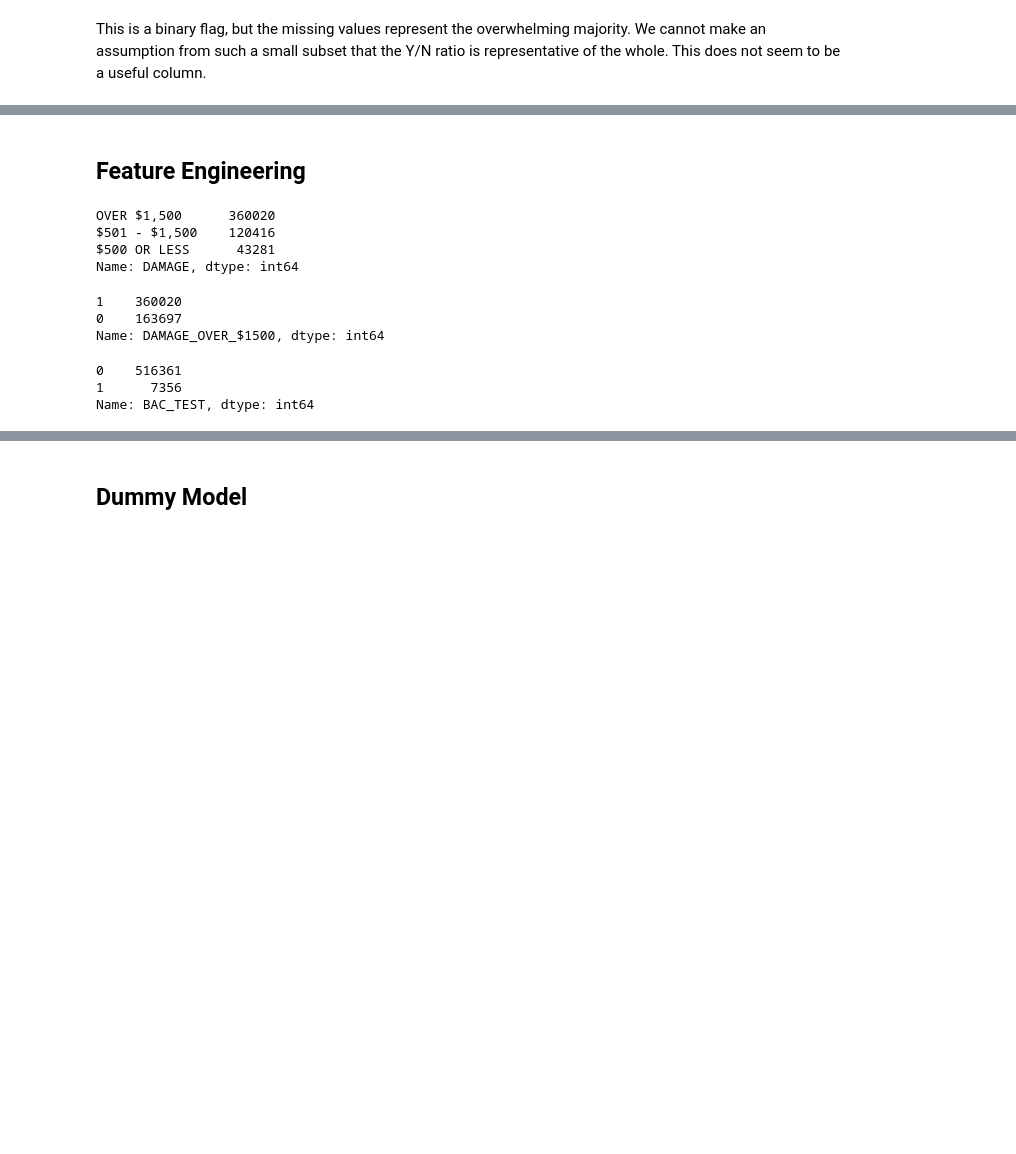
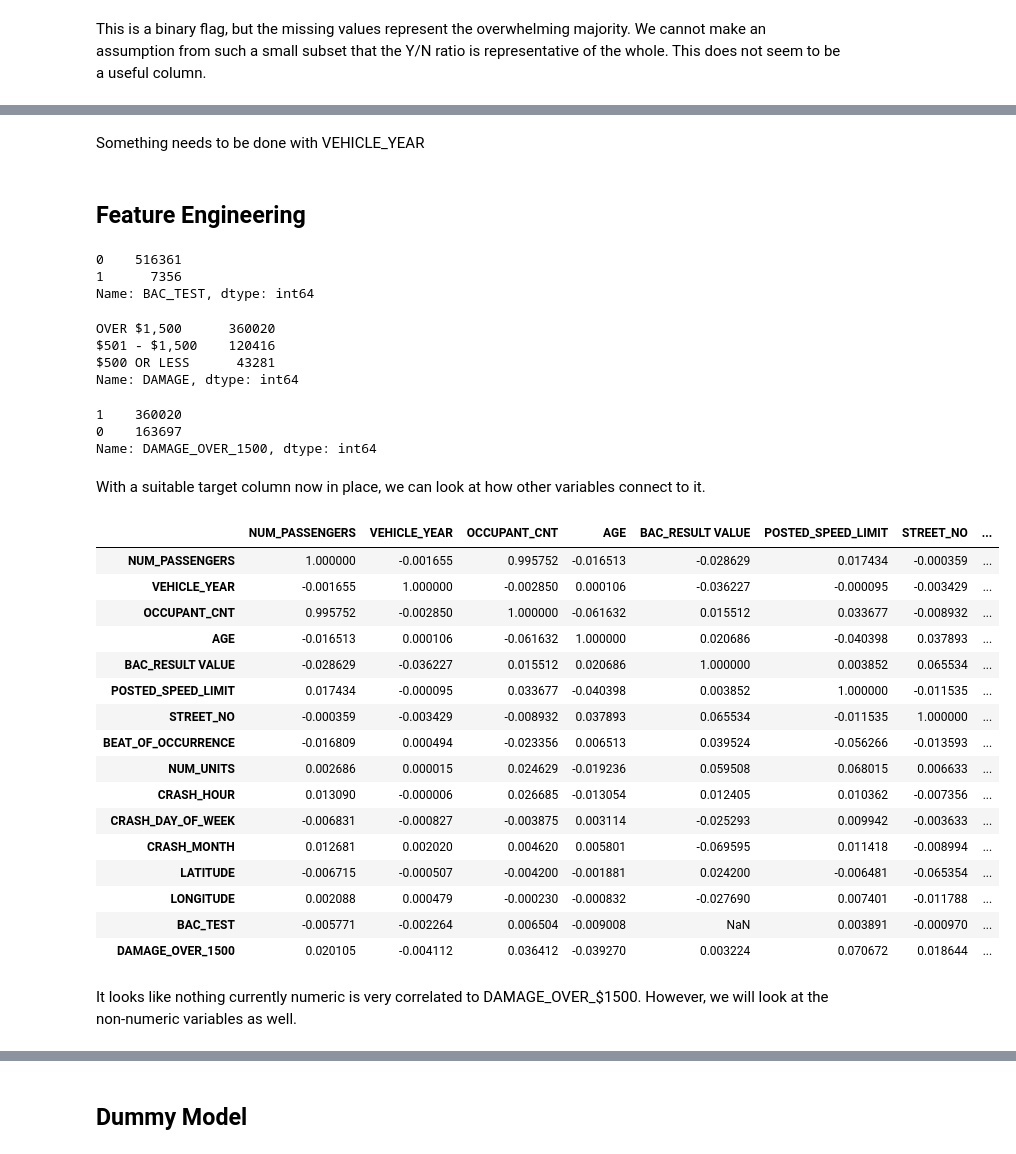
Before and after one commit to dangrosen/Chicago-Car-Accidents, a Jupyter notebook: notebook-John.ipynb, the cells around one changed output, grey strips where cells are left out. Saved outputs shown, nothing was run; the diff lists cells and outputs as text; code cells hidden in the pictures; blank space fills up the shorter version.

```diff
--- a/notebook-John.ipynb
+++ b/notebook-John.ipynb
@@ -89,11 +89,12 @@ df.to_csv("Data\chicago_traffic_accidents_2021_to_11-09-2023.csv")
 ### Working with a single merge dataset
 # %%
 # Can load merged dataframe without needing to go through above steps each time
-df = pd.read_csv("Data\chicago_traffic_accidents_2021_to_11-09-2023.zip", parse_dates=["CRASH_DATE"], low_memory=False)
+df = pd.read_csv("Data\chicago_traffic_accidents_2021_to_11-09-2023.zip",
+                 parse_dates=["CRASH_DATE"], low_memory=False)
 # %% [markdown]
 We don't need all the identifying columns as they are not useful in making a model. We will drop all of those now.
 # %%
-df.drop(columns = ["CRASH_UNIT_ID", "CRASH_RECORD_ID", "RD_NO",
+df.drop(columns = ["Unnamed: 0", "CRASH_UNIT_ID", "CRASH_RECORD_ID", "RD_NO",
                     "UNIT_NO", "VEHICLE_ID", "PERSON_ID"], inplace=True)
 # %% [markdown]
 We only want unique vehicle damage count, so we need to remove rows that represent passengers, as these will duplicate the vehicle damage. We also should remove any other rows that don't represent drivers. We can use the "PERSON_TYPE" column for this.
@@ -346,27 +359,7 @@ memory usage: 319.7+ MB
+# %% [markdown]
+Something needs to be done with VEHICLE_YEAR
 # %% [markdown]
 ## Feature Engineering
-# %%
-# Check the values in Damage column
-
-df['DAMAGE'].value_counts()
-# %% [output]
-OVER $1,500      360020
-$501 - $1,500    120416
-$500 OR LESS      43281
-Name: DAMAGE, dtype: int64
-# %%
-# Create a new column to identify damage as > $1500 or <= $1500
-
-damage_dict = {'OVER $1,500':1, '$501 - $1,500':0, '$500 OR LESS':0}
-df['DAMAGE_OVER_$1500'] =  df.loc[:, ('DAMAGE')].map(damage_dict).copy()
-# %%
-# Sanity check
-
-df['DAMAGE_OVER_$1500'].value_counts()
-# %% [output]
-1    360020
-0    163697
-Name: DAMAGE_OVER_$1500, dtype: int64
 # %%
 # Create a new column to identify BAC_TEST as Y/N
 
@@ -380,3 +373,49 @@ df["BAC_TEST"].value_counts()
 0    516361
 1      7356
 Name: BAC_TEST, dtype: int64
+# %%
+# Check the values in Damage column
+
+df['DAMAGE'].value_counts()
+# %% [output]
+OVER $1,500      360020
+$501 - $1,500    120416
+$500 OR LESS      43281
+Name: DAMAGE, dtype: int64
+# %%
+# Create a new column to identify damage as > $1500 or <= $1500
+
+damage_dict = {'OVER $1,500':1, '$501 - $1,500':0, '$500 OR LESS':0}
+df['DAMAGE_OVER_1500'] =  df.loc[:, ('DAMAGE')].map(damage_dict).copy()
+# %%
+# Sanity check
+
+df['DAMAGE_OVER_1500'].value_counts()
+# %% [output]
+1    360020
+0    163697
+Name: DAMAGE_OVER_1500, dtype: int64
+# %% [markdown]
+With a suitable target column now in place, we can look at how other variables connect to it.
+# %%
+df.corr()
+# %% [output]
+|  | NUM_PASSENGERS | VEHICLE_YEAR | OCCUPANT_CNT | AGE | BAC_RESULT VALUE | POSTED_SPEED_LIMIT | STREET_NO | ... |
+| NUM_PASSENGERS | 1.000000 | -0.001655 | 0.995752 | -0.016513 | -0.028629 | 0.017434 | -0.000359 | ... |
+| VEHICLE_YEAR | -0.001655 | 1.000000 | -0.002850 | 0.000106 | -0.036227 | -0.000095 | -0.003429 | ... |
+| OCCUPANT_CNT | 0.995752 | -0.002850 | 1.000000 | -0.061632 | 0.015512 | 0.033677 | -0.008932 | ... |
+| AGE | -0.016513 | 0.000106 | -0.061632 | 1.000000 | 0.020686 | -0.040398 | 0.037893 | ... |
+| BAC_RESULT VALUE | -0.028629 | -0.036227 | 0.015512 | 0.020686 | 1.000000 | 0.003852 | 0.065534 | ... |
+| POSTED_SPEED_LIMIT | 0.017434 | -0.000095 | 0.033677 | -0.040398 | 0.003852 | 1.000000 | -0.011535 | ... |
+| STREET_NO | -0.000359 | -0.003429 | -0.008932 | 0.037893 | 0.065534 | -0.011535 | 1.000000 | ... |
+| BEAT_OF_OCCURRENCE | -0.016809 | 0.000494 | -0.023356 | 0.006513 | 0.039524 | -0.056266 | -0.013593 | ... |
+| NUM_UNITS | 0.002686 | 0.000015 | 0.024629 | -0.019236 | 0.059508 | 0.068015 | 0.006633 | ... |
+| CRASH_HOUR | 0.013090 | -0.000006 | 0.026685 | -0.013054 | 0.012405 | 0.010362 | -0.007356 | ... |
+| CRASH_DAY_OF_WEEK | -0.006831 | -0.000827 | -0.003875 | 0.003114 | -0.025293 | 0.009942 | -0.003633 | ... |
+| CRASH_MONTH | 0.012681 | 0.002020 | 0.004620 | 0.005801 | -0.069595 | 0.011418 | -0.008994 | ... |
+| LATITUDE | -0.006715 | -0.000507 | -0.004200 | -0.001881 | 0.024200 | -0.006481 | -0.065354 | ... |
+| LONGITUDE | 0.002088 | 0.000479 | -0.000230 | -0.000832 | -0.027690 | 0.007401 | -0.011788 | ... |
+| BAC_TEST | -0.005771 | -0.002264 | 0.006504 | -0.009008 | NaN | 0.003891 | -0.000970 | ... |
+| DAMAGE_OVER_1500 | 0.020105 | -0.004112 | 0.036412 | -0.039270 | 0.003224 | 0.070672 | 0.018644 | ... |
+# %% [markdown]
+It looks like nothing currently numeric is very correlated to DAMAGE_OVER_$1500. However, we will look at the non-numeric variables as well.
```
Also changed, not shown: parts of 20 cells of this notebook.
